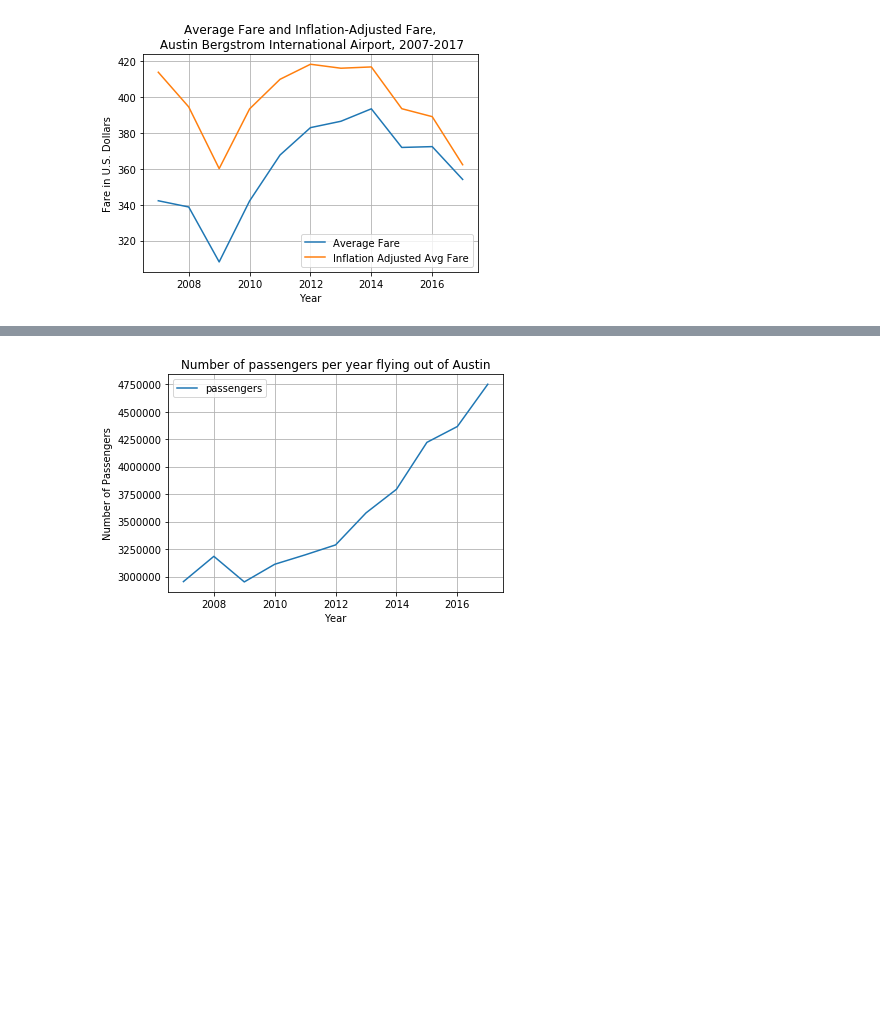
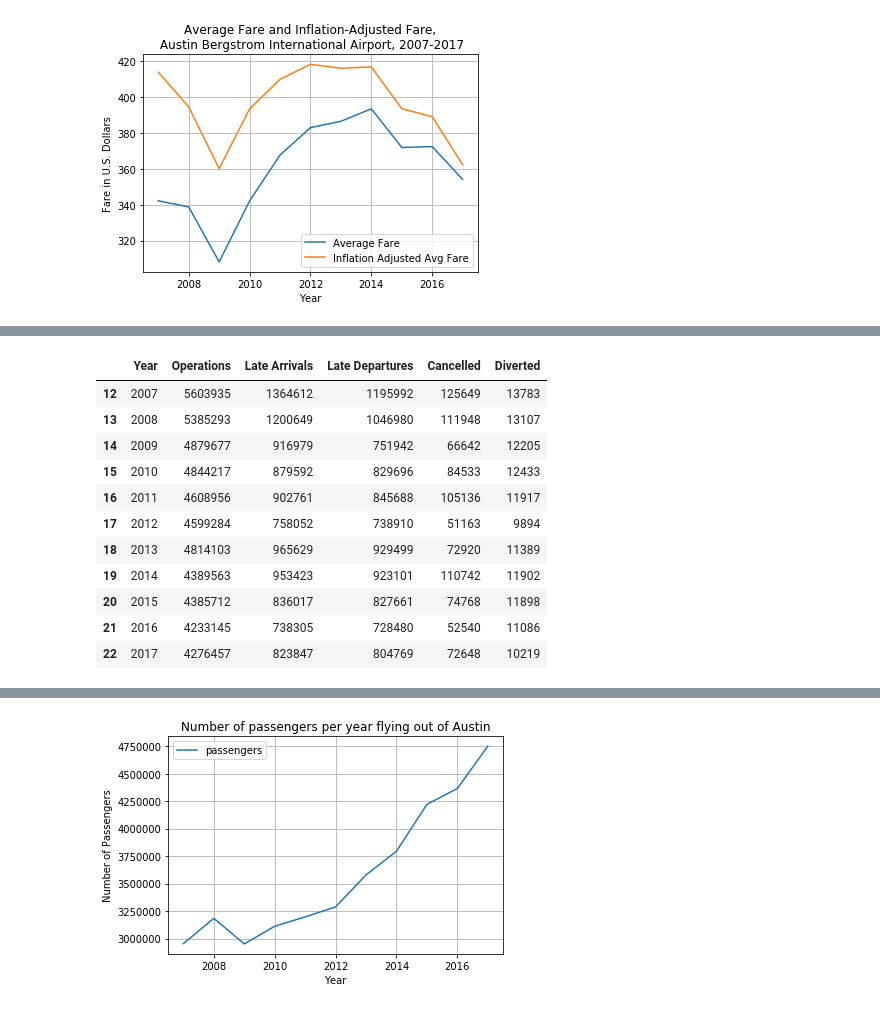
Before and after one commit to ddcruz/project-1, a Jupyter notebook: pyAUS.ipynb, the cells around one changed output, grey strips where cells are left out. Saved outputs shown, nothing was run; the diff lists cells and outputs as text; code cells hidden in the pictures; blank space fills up the shorter version.

```diff
--- a/pyAUS.ipynb
+++ b/pyAUS.ipynb
@@ -49,0 +127,16 @@ plt.show
+# %%
+df = df[['Year', 'Operations', 'Late Arrivals', 'Late Departures', 'Cancelled', 'Diverted']]
+df
+# %% [output]
+|  | Year | Operations | Late Arrivals | Late Departures | Cancelled | Diverted |
+| 12 | 2007 | 5603935 | 1364612 | 1195992 | 125649 | 13783 |
+| 13 | 2008 | 5385293 | 1200649 | 1046980 | 111948 | 13107 |
+| 14 | 2009 | 4879677 | 916979 | 751942 | 66642 | 12205 |
+| 15 | 2010 | 4844217 | 879592 | 829696 | 84533 | 12433 |
+| 16 | 2011 | 4608956 | 902761 | 845688 | 105136 | 11917 |
+| 17 | 2012 | 4599284 | 758052 | 738910 | 51163 | 9894 |
+| 18 | 2013 | 4814103 | 965629 | 929499 | 72920 | 11389 |
+| 19 | 2014 | 4389563 | 953423 | 923101 | 110742 | 11902 |
+| 20 | 2015 | 4385712 | 836017 | 827661 | 74768 | 11898 |
+| 21 | 2016 | 4233145 | 738305 | 728480 | 52540 | 11086 |
+| 22 | 2017 | 4276457 | 823847 | 804769 | 72648 | 10219 |
```
Also changed, not shown: parts of 6 cells of this notebook, 17 other files.
